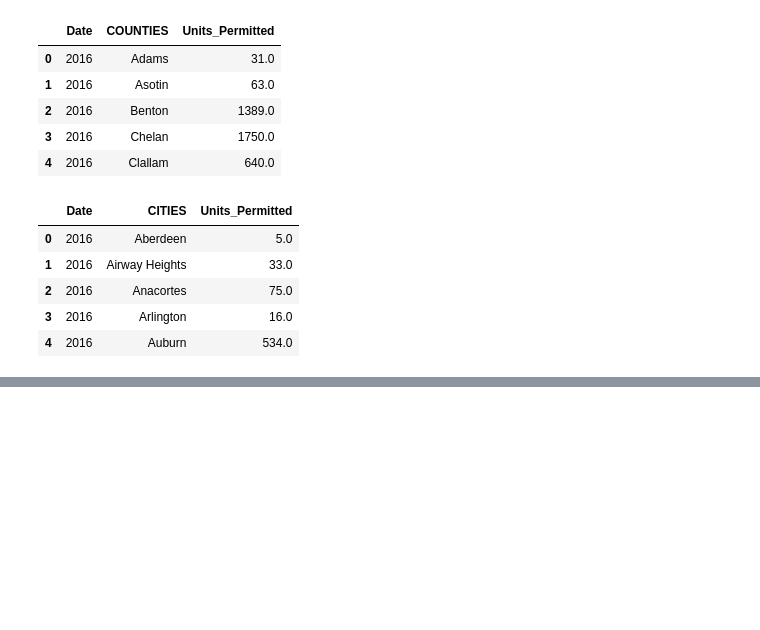
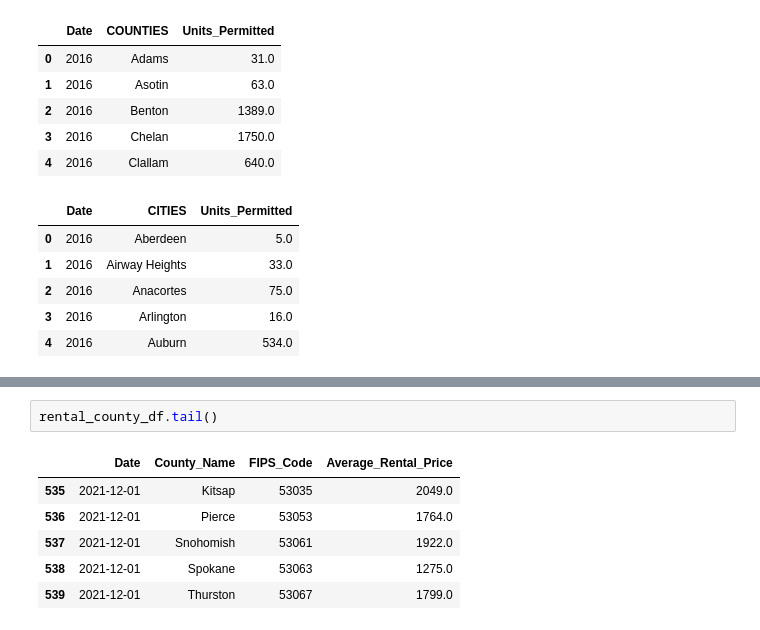
Before and after one commit to Summi-Khanna/Alpha-Dot-Housing-Market-Analysis, a Jupyter notebook: data_cleaning.ipynb, the cells around one changed output, grey strips where cells are left out. Drawn from its saved outputs; the diff is of its cells as text; blank space fills up the shorter version.

```diff
--- a/data_cleaning.ipynb
+++ b/data_cleaning.ipynb
@@ -280,0 +316,9 @@ rental_county_df.to_csv('Resources/wa_rental.csv')
+# %%
+rental_county_df.tail()
+# %% [output]
+|  | Date | County_Name | FIPS_Code | Average_Rental_Price |
+| 535 | 2021-12-01 | Kitsap | 53035 | 2049.0 |
+| 536 | 2021-12-01 | Pierce | 53053 | 1764.0 |
+| 537 | 2021-12-01 | Snohomish | 53061 | 1922.0 |
+| 538 | 2021-12-01 | Spokane | 53063 | 1275.0 |
+| 539 | 2021-12-01 | Thurston | 53067 | 1799.0 |
```
Also changed, not shown: parts of 4 cells of this notebook, 10 other files.
